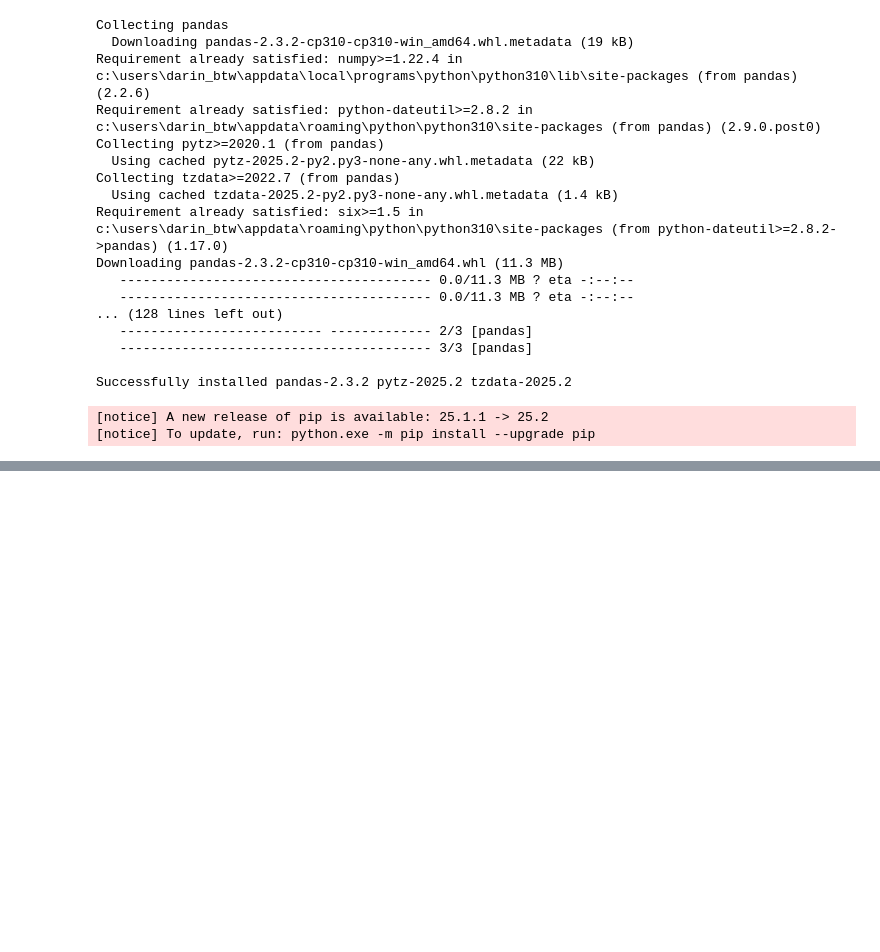
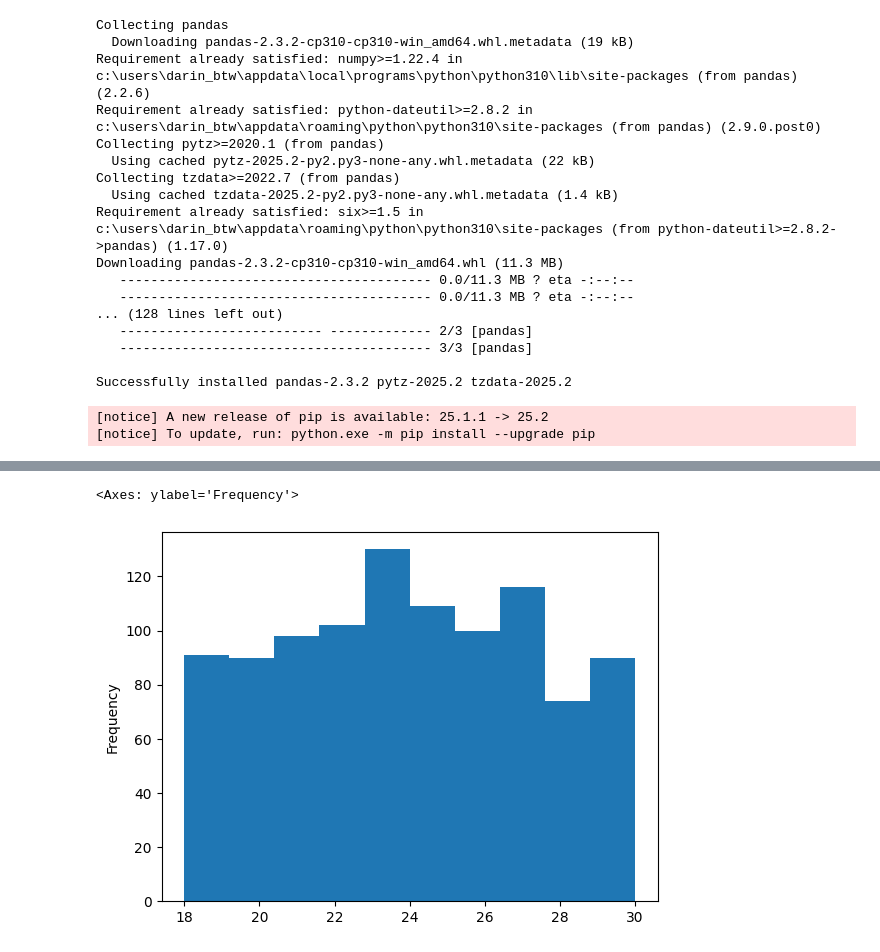
Before and after one commit to darinbtw/Machine_learning_to_optimize_processes_in_logistics, a Jupyter notebook: dataset.ipynb, the cells around one changed output, grey strips where cells are left out. Drawn from its saved outputs; the diff is of its cells as text; code cells hidden in the pictures; blank space fills up the shorter version.

```diff
--- a/dataset.ipynb
+++ b/dataset.ipynb
@@ -40,0 +119,5 @@ import pandas as pd
+# %%
+data1['Temperature'].plot(kind='hist', title='Temepature distribution')
+# %% [output]
+<Axes: ylabel='Frequency'>
+[figure, added]
```
Also changed, not shown: parts of 10 cells of this notebook, 10 other files.
